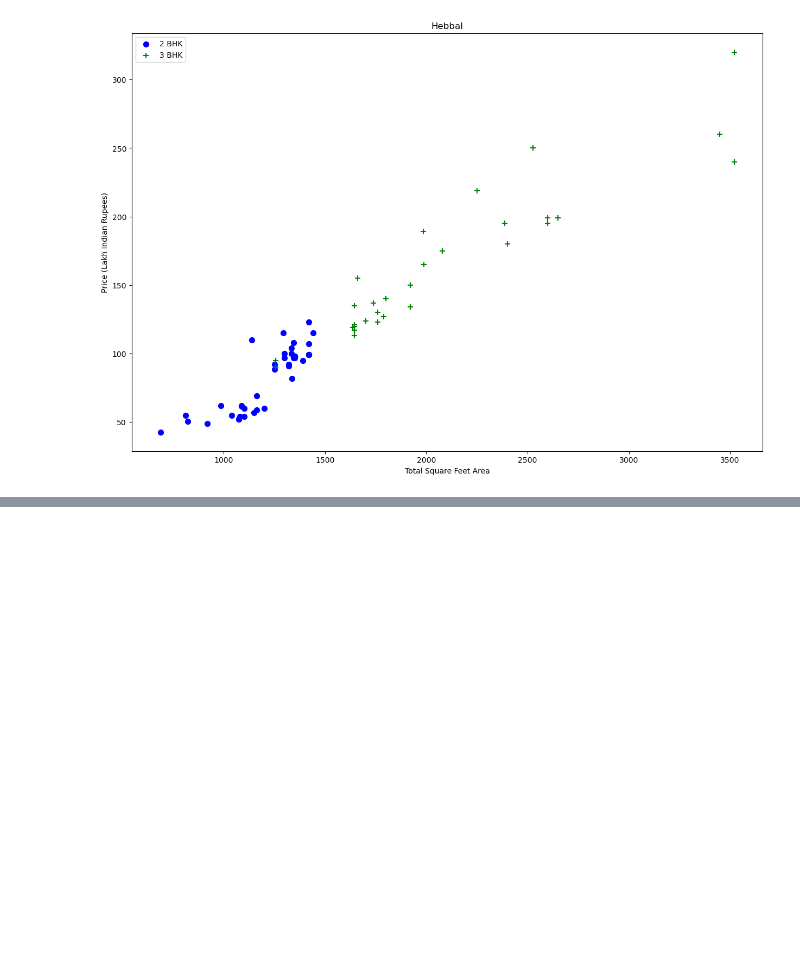
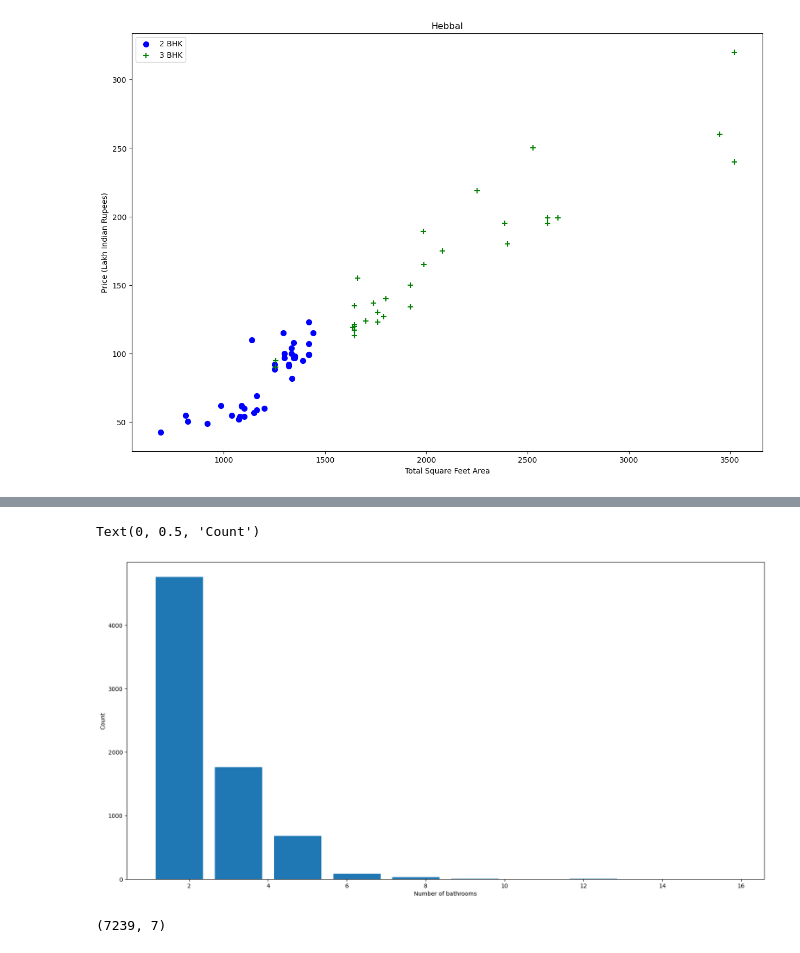
Before and after one commit to aka1sh/realestate, a Jupyter notebook: model/model.ipynb, the cells around one changed output, grey strips where cells are left out. Drawn from its saved outputs; the diff is of its cells as text; code cells hidden in the pictures; blank space fills up the shorter version.

Commit message:
Outlier Removal Using Bathrooms Feature

```diff
--- a/model/model.ipynb
+++ b/model/model.ipynb
@@ -232,0 +243,14 @@ plot_scatter_chart(df8,"Hebbal")
+# %%
+#Outlier Removal Using Bathrooms Feature
+
+plt.hist(df8.bath,rwidth=0.8)
+plt.xlabel("Number of bathrooms")
+plt.ylabel("Count")
+# %% [output]
+Text(0, 0.5, 'Count')
+[figure, added]
+# %%
+df9 = df8[df8.bath<df8.bhk+2]
+df9.shape
+# %% [output]
+(7239, 7)
```
Also changed, not shown: parts of 1 cell of this notebook.
